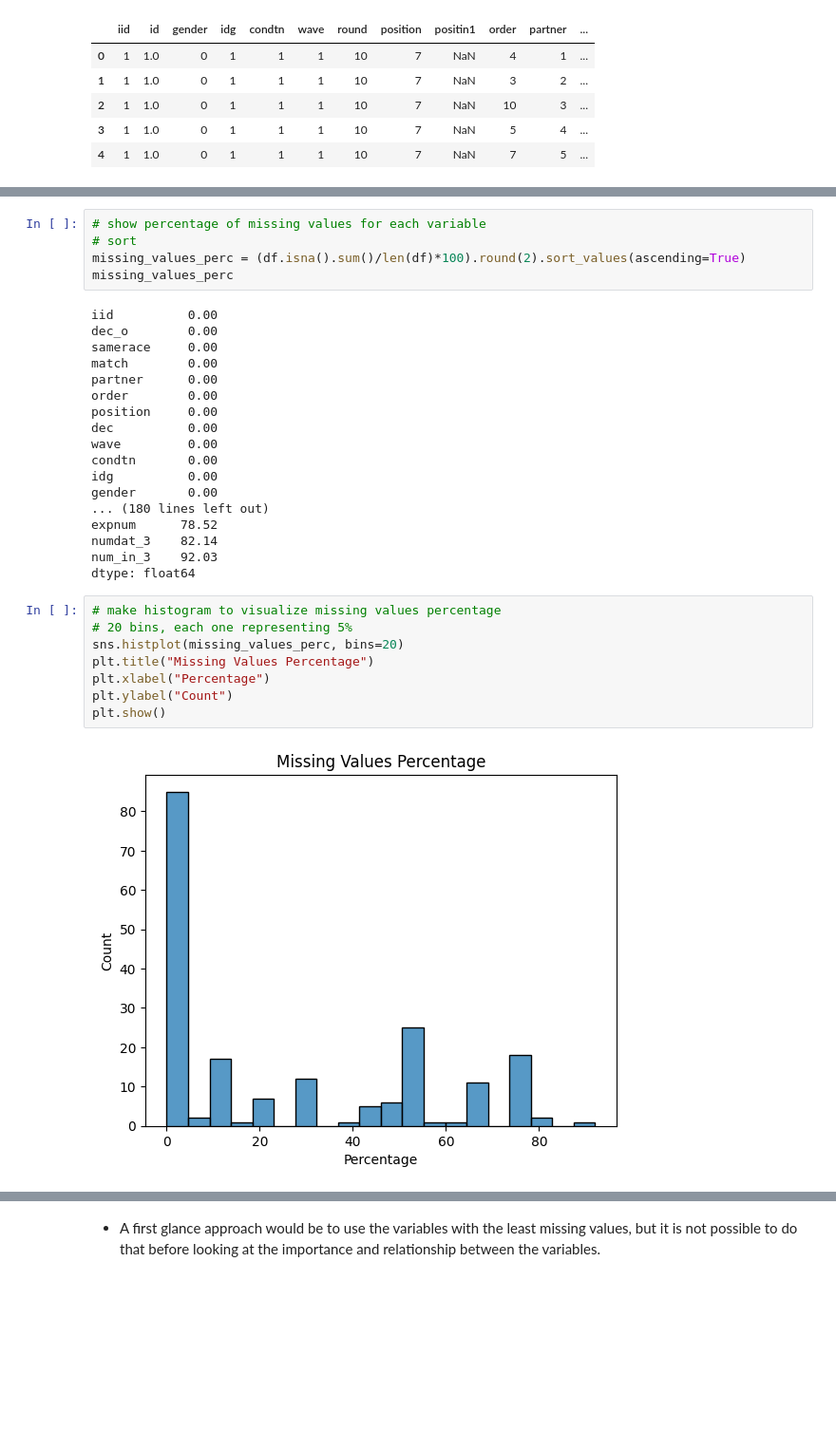
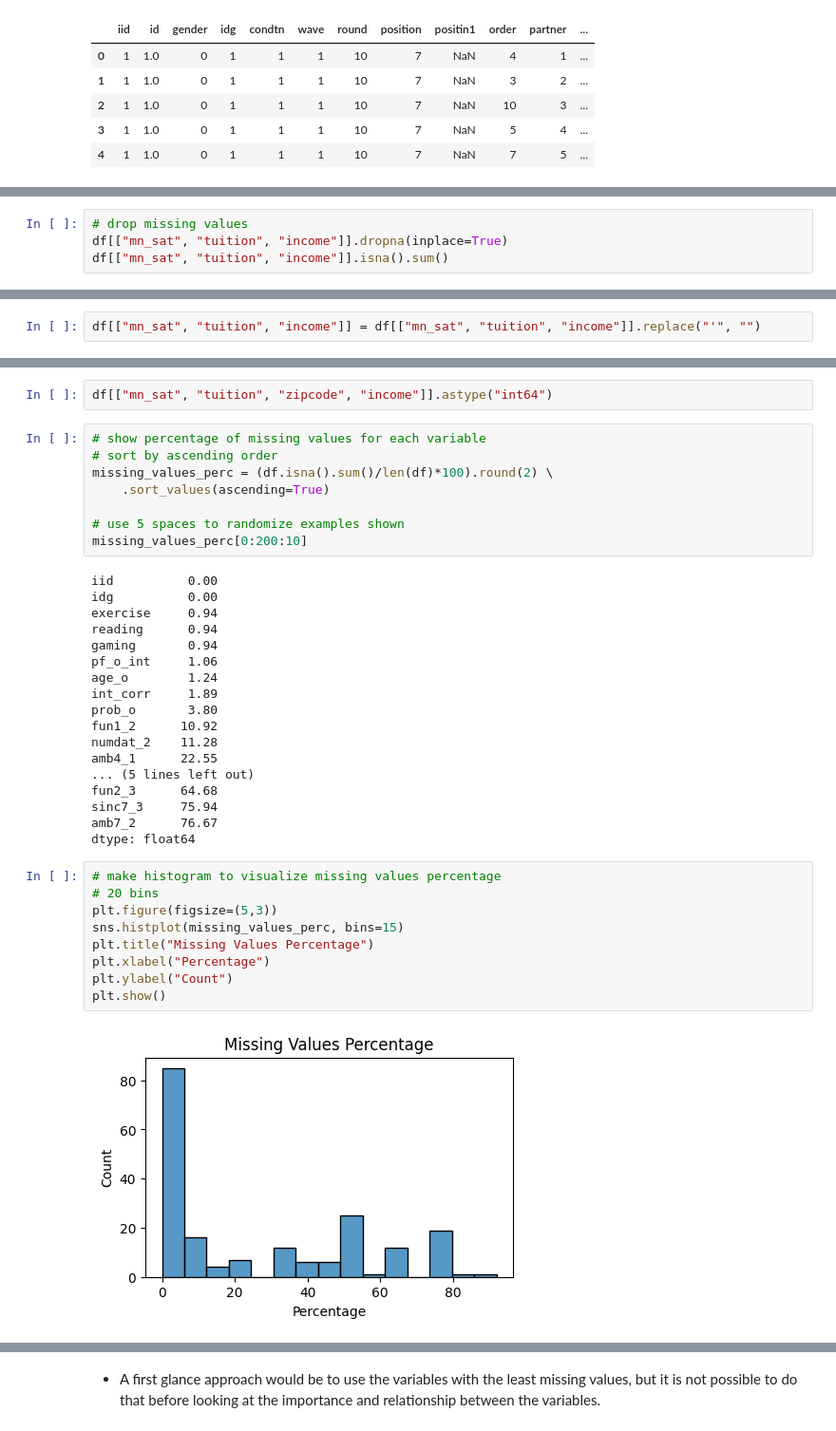
Before and after one commit to davidegc1/EDA_SpeedDating, a Jupyter notebook: Speed_dating.ipynb, the cells around one changed output, grey strips where cells are left out. Shown at 95% size. Drawn from its saved outputs; the diff is of its cells as text; blank space fills up the shorter version.

```diff
--- a/Speed_dating.ipynb
+++ b/Speed_dating.ipynb
@@ -46,0 +84,4 @@ for type in df.dtypes:
+# %%
+# drop missing values
+df[["mn_sat", "tuition", "income"]].dropna(inplace=True)
+df[["mn_sat", "tuition", "income"]].isna().sum()
@@ -46,0 +117,2 @@ for type in df.dtypes:
+# %%
+df[["mn_sat", "tuition", "income"]] = df[["mn_sat", "tuition", "income"]].replace("'", "")
@@ -47,34 +128,40 @@ for type in df.dtypes:
+# %%
+df[["mn_sat", "tuition", "zipcode", "income"]].astype("int64")
 # %%
 # show percentage of missing values for each variable
-# sort
-missing_values_perc = (df.isna().sum()/len(df)*100).round(2).sort_values(ascending=True)
-missing_values_perc
+# sort by ascending order
+missing_values_perc = (df.isna().sum()/len(df)*100).round(2) \
+    .sort_values(ascending=True)
+
+# use 5 spaces to randomize examples shown
+missing_values_perc[0:200:10]
 # %% [output]
 iid          0.00
-dec_o        0.00
-samerace     0.00
-match        0.00
-partner      0.00
-order        0.00
-position     0.00
-dec          0.00
-wave         0.00
-condtn       0.00
 idg          0.00
-gender       0.00
-... (180 lines left out)
-expnum      78.52
-numdat_3    82.14
-num_in_3    92.03
+exercise     0.94
+reading      0.94
+gaming       0.94
+pf_o_int     1.06
+age_o        1.24
+int_corr     1.89
+prob_o       3.80
+fun1_2      10.92
+numdat_2    11.28
+amb4_1      22.55
+... (5 lines left out)
+fun2_3      64.68
+sinc7_3     75.94
+amb7_2      76.67
 dtype: float64
 # %%
 # make histogram to visualize missing values percentage
-# 20 bins, each one representing 5%
-sns.histplot(missing_values_perc, bins=20)
+# 20 bins
+plt.figure(figsize=(5,3))
+sns.histplot(missing_values_perc, bins=15)
 plt.title("Missing Values Percentage")
 plt.xlabel("Percentage")
 plt.ylabel("Count")
 plt.show()
 # %% [output]
-[figure, old version]
+[figure, new version]
 # %% [markdown]
```
Also changed, not shown: parts of 165 cells of this notebook, 3 other files.
